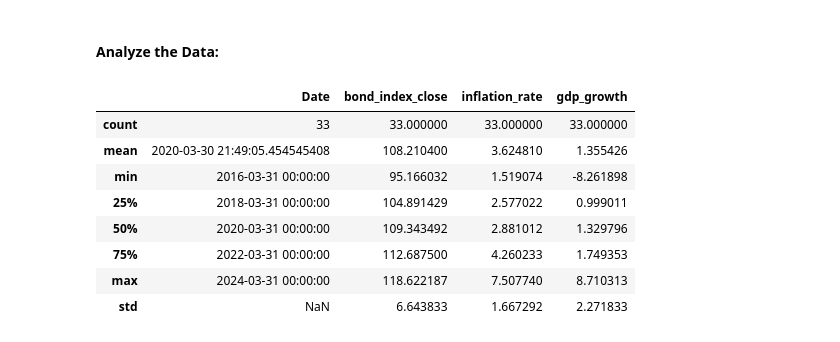
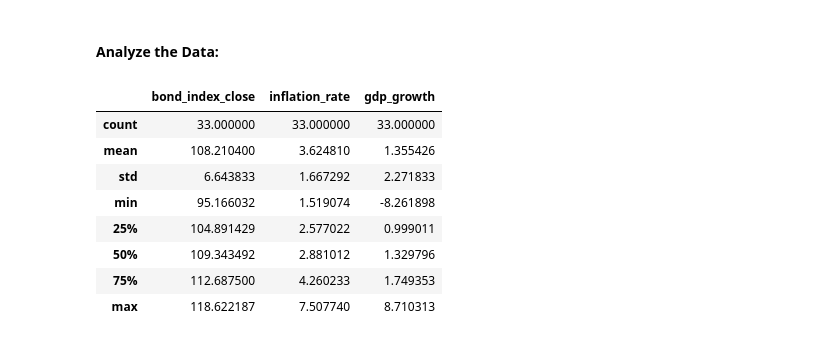
Before and after one commit to dylanvz95/WQU-FD-GWP, a Jupyter notebook: GWP1/DVZ_Step4_and_5.ipynb, the cells around one changed output. Cells and saved outputs as stored; diff of their text form; code cells hidden in the pictures.

```diff
--- a/GWP1/DVZ_Step4_and_5.ipynb
+++ b/GWP1/DVZ_Step4_and_5.ipynb
@@ -451,14 +452,14 @@ combined_df
 # %% [markdown]
 #### Analyze the Data:
 # %%
-combined_df.describe()
+combined_df[['bond_index_close','inflation_rate','gdp_growth']].describe()
 # %% [output]
-|  | Date | bond_index_close | inflation_rate | gdp_growth |
-| count | 33 | 33.000000 | 33.000000 | 33.000000 |
-| mean | 2020-03-30 21:49:05.454545408 | 108.210400 | 3.624810 | 1.355426 |
-| min | 2016-03-31 00:00:00 | 95.166032 | 1.519074 | -8.261898 |
-| 25% | 2018-03-31 00:00:00 | 104.891429 | 2.577022 | 0.999011 |
-| 50% | 2020-03-31 00:00:00 | 109.343492 | 2.881012 | 1.329796 |
-| 75% | 2022-03-31 00:00:00 | 112.687500 | 4.260233 | 1.749353 |
-| max | 2024-03-31 00:00:00 | 118.622187 | 7.507740 | 8.710313 |
-| std | NaN | 6.643833 | 1.667292 | 2.271833 |
+|  | bond_index_close | inflation_rate | gdp_growth |
+| count | 33.000000 | 33.000000 | 33.000000 |
+| mean | 108.210400 | 3.624810 | 1.355426 |
+| std | 6.643833 | 1.667292 | 2.271833 |
+| min | 95.166032 | 1.519074 | -8.261898 |
+| 25% | 104.891429 | 2.577022 | 0.999011 |
+| 50% | 109.343492 | 2.881012 | 1.329796 |
+| 75% | 112.687500 | 4.260233 | 1.749353 |
+| max | 118.622187 | 7.507740 | 8.710313 |
```
Also changed, not shown: parts of 19 cells of this notebook.
